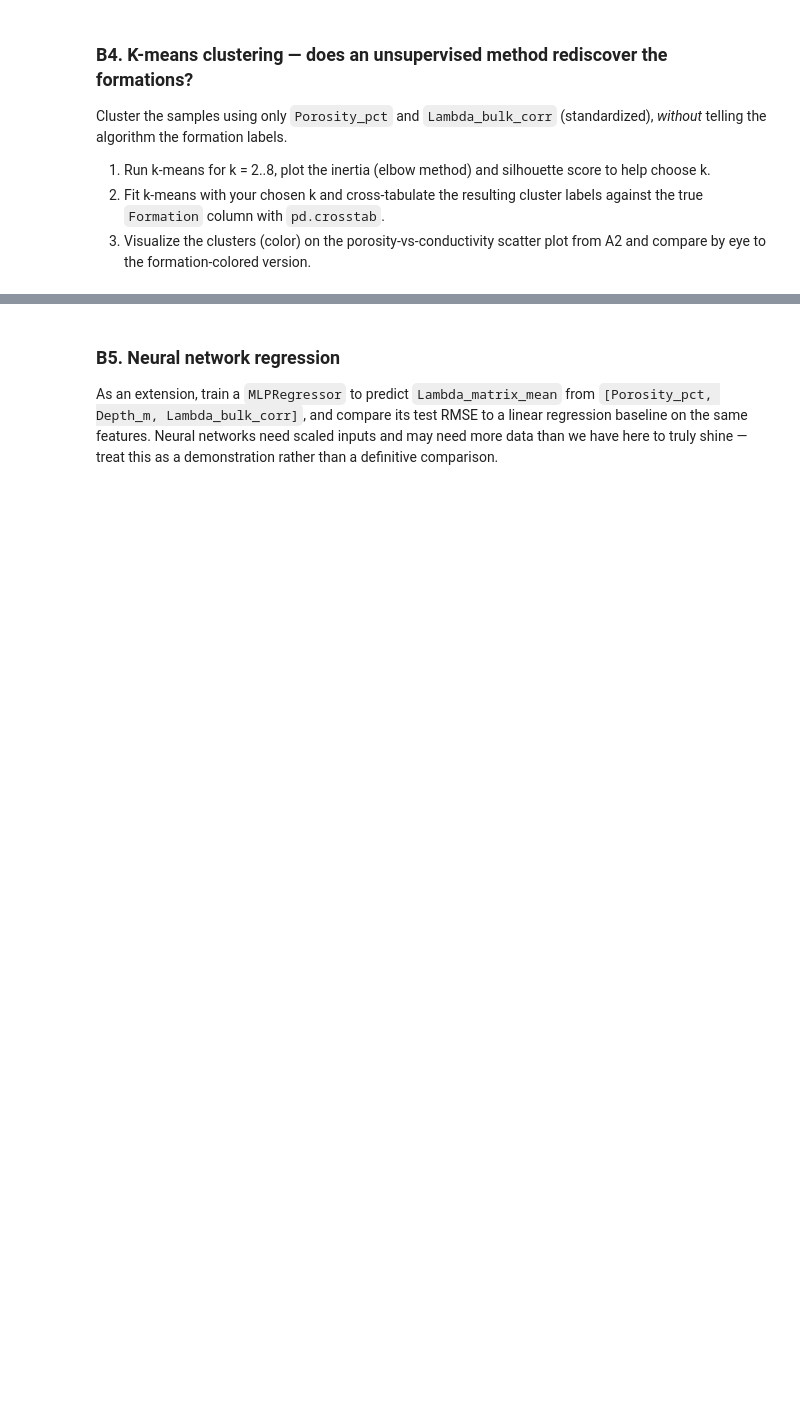
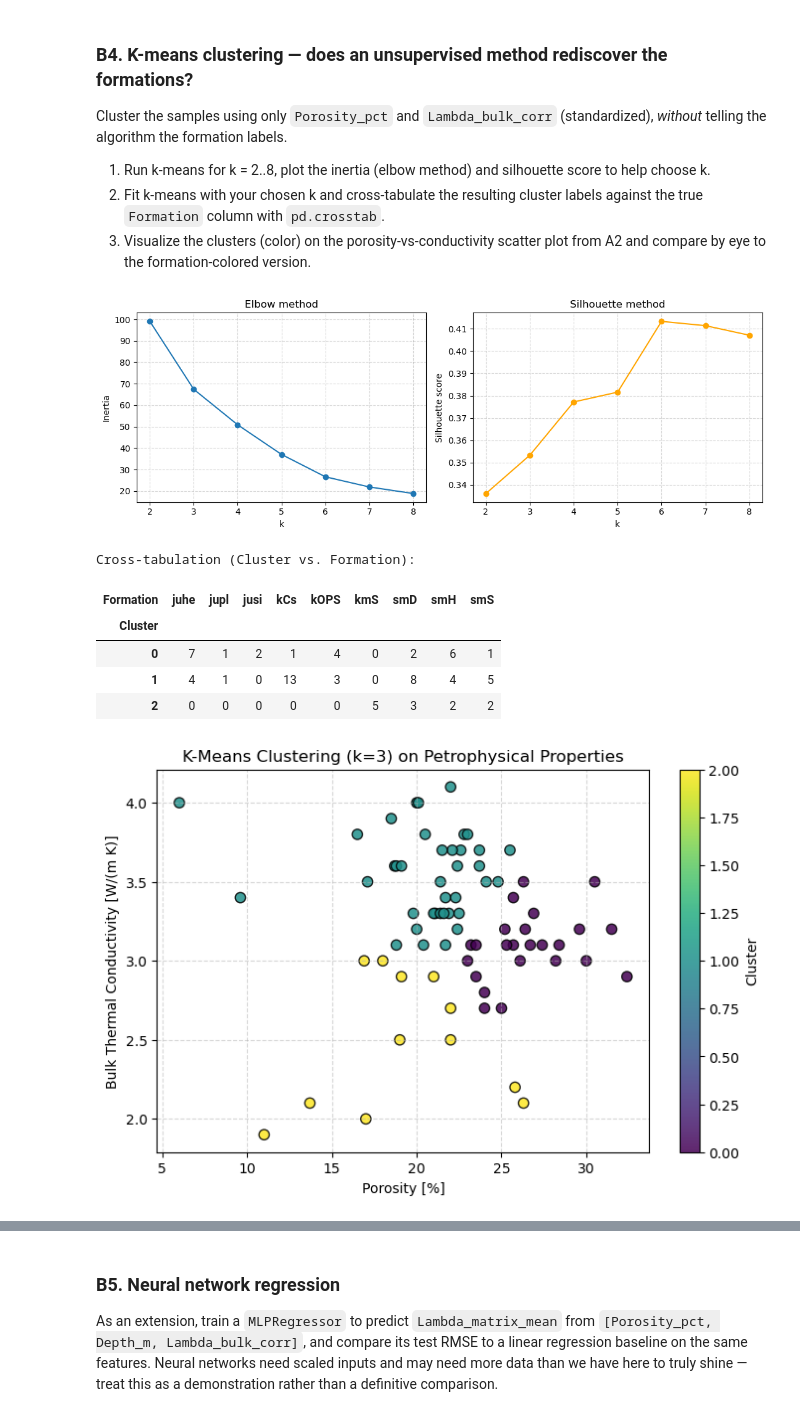
Before and after one commit to stoneypointer/ML_in_Geo, a Jupyter notebook: NEGB_Geothermal_Exercises_STUDENT.ipynb, the cells around one changed output, grey strips where cells are left out. Drawn from its saved outputs; the diff is of its cells as text; code cells hidden in the pictures; blank space fills up the shorter version.

```diff
--- a/NEGB_Geothermal_Exercises_STUDENT.ipynb
+++ b/NEGB_Geothermal_Exercises_STUDENT.ipynb
@@ -665,35 +680,70 @@ Cluster the samples using only `Porosity_pct` and `Lambda_bulk_corr`
 # %%
 X_cluster = df[["Porosity_pct", "Lambda_bulk_corr"]].values
 X_cluster_scaled = StandardScaler().fit_transform(X_cluster)
 
 # TODO: loop over k = 2..8, fit KMeans(n_clusters=k, random_state=RANDOM_STATE, n_init=10),
 #       and record inertia_ and silhouette_score for each k
 inertias = []
 silhouettes = []
 ks = range(2, 9)
 for k in ks:
-    km = None  # YOUR CODE HERE
-    inertias.append(None)     # YOUR CODE HERE
-    silhouettes.append(None)  # YOUR CODE HERE
+    km = KMeans(n_clusters=k, random_state=RANDOM_STATE, n_init=10)  # YOUR CODE HERE
+    km.fit(X_cluster_scaled)
+    inertias.append(km.inertia_)     # YOUR CODE HERE
+    silhouettes.append(silhouette_score(X_cluster_scaled, km.labels_))  # YOUR CODE HERE
 
 fig, axes = plt.subplots(1, 2, figsize=(11,4))
-axes[0].plot(list(ks), inertias, "o-")
+axes[0].plot(list(ks), inertias, "o-", linewidth=1.5)
 axes[0].set_xlabel("k"); axes[0].set_ylabel("Inertia"); axes[0].set_title("Elbow method")
-axes[1].plot(list(ks), silhouettes, "o-", color="orange")
+axes[0].grid(True, linestyle="--", alpha=0.5)
+
+axes[1].plot(list(ks), silhouettes, "o-", color="orange", linewidth=1.5)
 axes[1].set_xlabel("k"); axes[1].set_ylabel("Silhouette score"); axes[1].set_title("Silhouette method")
+axes[1].grid(True, linestyle="--", alpha=0.5)
+
 plt.tight_layout()
 plt.show()
 
 # TODO: pick a value of k based on the plots above and fit the final KMeans model
-k_final = None  # YOUR CODE HERE
-kmeans_final = None  # YOUR CODE HERE
-df["Cluster"] = None  # YOUR CODE HERE
+k_final = 3  # YOUR CODE HERE
+kmeans_final = KMeans(n_clusters=k_final, random_state=RANDOM_STATE, n_init=10)  # YOUR CODE HERE
+df["Cluster"] = kmeans_final.fit_predict(X_cluster_scaled)  # YOUR CODE HERE
 
 # TODO: cross-tabulate Cluster vs. Formation
 # YOUR CODE HERE
+print("Cross-tabulation (Cluster vs. Formation):")
+crosstab_df = pd.crosstab(df["Cluster"], df["Formation"])
+display(crosstab_df)
+
 
 # TODO: scatter plot colored by Cluster (compare visually to the Formation-colored plot in A2)
 # YOUR CODE HERE
+plt.figure(figsize=(8, 5))
+scatter = plt.scatter(
+    df["Porosity_pct"],
+    df["Lambda_bulk_corr"],
+    c=df["Cluster"],
+    cmap="viridis",
+    s=55,
+    edgecolors="k",
+    alpha=0.85
+)
+
+plt.xlabel("Porosity [%]")
+plt.ylabel("Bulk Thermal Conductivity [W/(m K)]")
+plt.title(f"K-Means Clustering (k={k_final}) on Petrophysical Properties")
+plt.colorbar(scatter, label="Cluster")
+plt.grid(True, linestyle="--", alpha=0.5)
+plt.show()
+# %% [output]
+[figure, added]
+Cross-tabulation (Cluster vs. Formation):
+| Formation | juhe | jupl | jusi | kCs | kOPS | kmS | smD | smH | smS |
+| Cluster |  |  |  |  |  |  |  |  |  |
+| 0 | 7 | 1 | 2 | 1 | 4 | 0 | 2 | 6 | 1 |
+| 1 | 4 | 1 | 0 | 13 | 3 | 0 | 8 | 4 | 5 |
+| 2 | 0 | 0 | 0 | 0 | 0 | 5 | 3 | 2 | 2 |
+[figure, added]
 # %% [markdown]
 **Your answer:** Do the k-means clusters line up reasonably well with real
 formations? What does this tell you about the limits of using only
```
Also changed, not shown: parts of 8 cells of this notebook.
